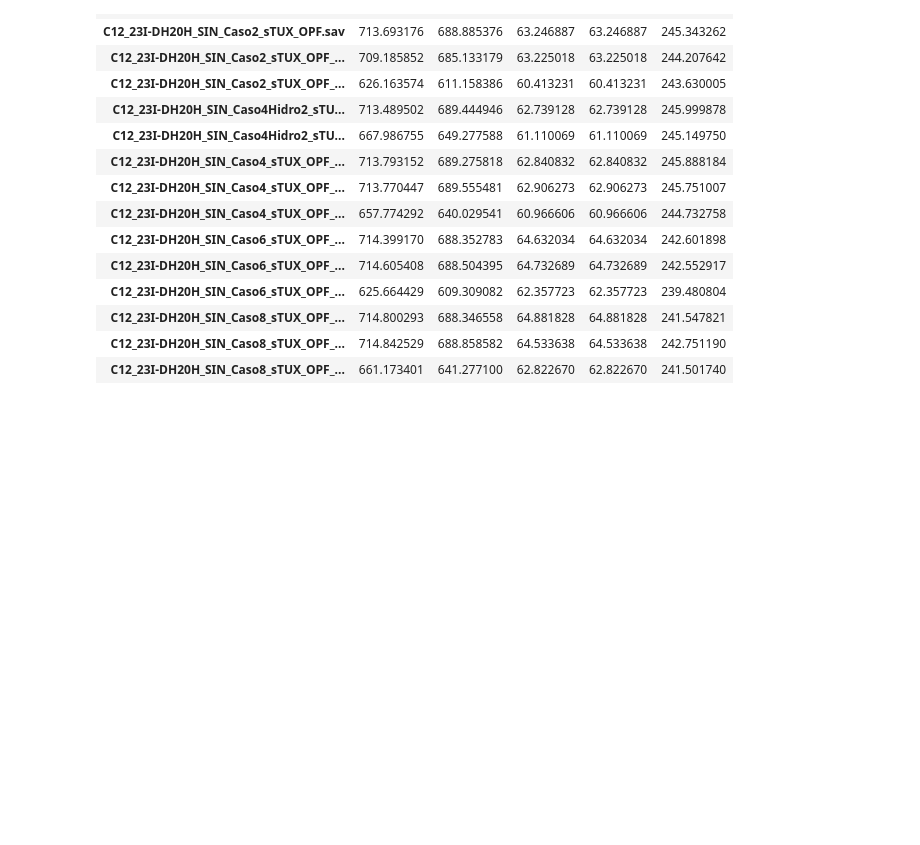
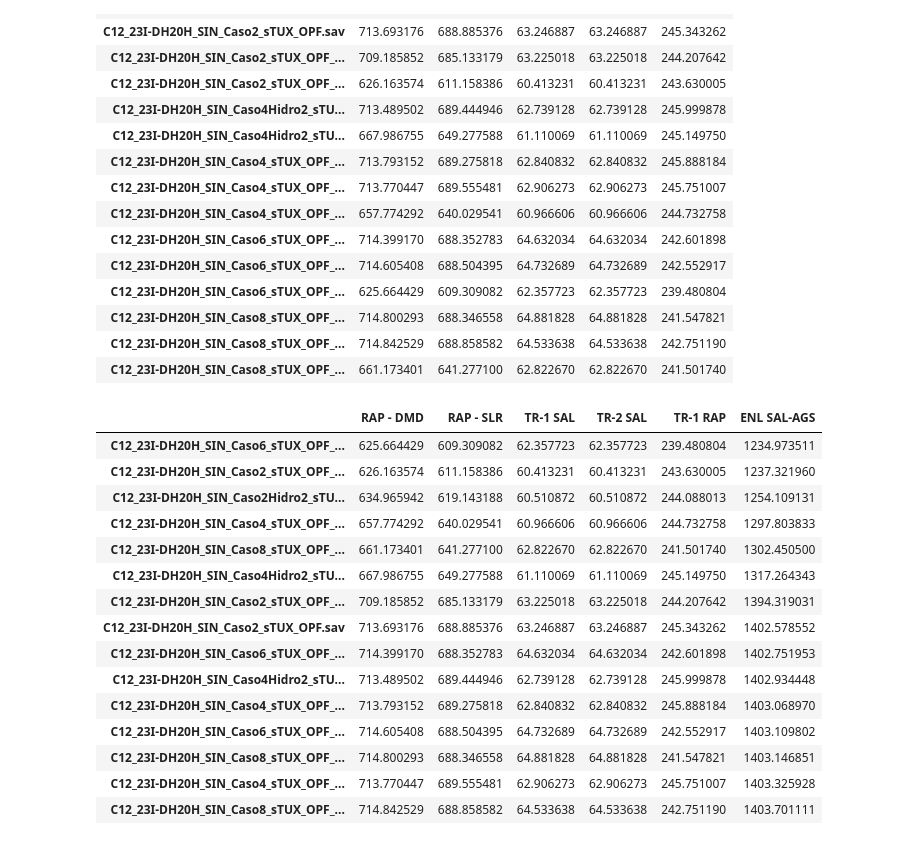
Before and after one commit to CoryVegan/PSSE-1, a Jupyter notebook: Flujos por elementos.ipynb, the cells around one changed output. Saved outputs shown, nothing was run; the diff lists cells and outputs as text; code cells hidden in the pictures; blank space fills up the shorter version.

```diff
--- a/Flujos por elementos.ipynb
+++ b/Flujos por elementos.ipynb
@@ -163,3 +163,25 @@ resultado
 | C12_23I-DH20H_SIN_Caso8_sTUX_OPF_... | 714.800293 | 688.346558 | 64.881828 | 64.881828 | 241.547821 |
 | C12_23I-DH20H_SIN_Caso8_sTUX_OPF_... | 714.842529 | 688.858582 | 64.533638 | 64.533638 | 242.751190 |
 | C12_23I-DH20H_SIN_Caso8_sTUX_OPF_... | 661.173401 | 641.277100 | 62.822670 | 62.822670 | 241.501740 |
+# %%
+# Ordenando los resultados por el enlace de interés: Ramos Arizpe - Aguascalientes
+resultado['ENL SAL-AGS'] = resultado[['RAP - DMD','RAP - SLR']].sum(axis=1)
+resultado.sort_values(by=['ENL SAL-AGS'], inplace=True)
+resultado
+# %% [output]
+|  | RAP - DMD | RAP - SLR | TR-1 SAL | TR-2 SAL | TR-1 RAP | ENL SAL-AGS |
+| C12_23I-DH20H_SIN_Caso6_sTUX_OPF_... | 625.664429 | 609.309082 | 62.357723 | 62.357723 | 239.480804 | 1234.973511 |
+| C12_23I-DH20H_SIN_Caso2_sTUX_OPF_... | 626.163574 | 611.158386 | 60.413231 | 60.413231 | 243.630005 | 1237.321960 |
+| C12_23I-DH20H_SIN_Caso2Hidro2_sTU... | 634.965942 | 619.143188 | 60.510872 | 60.510872 | 244.088013 | 1254.109131 |
+| C12_23I-DH20H_SIN_Caso4_sTUX_OPF_... | 657.774292 | 640.029541 | 60.966606 | 60.966606 | 244.732758 | 1297.803833 |
+| C12_23I-DH20H_SIN_Caso8_sTUX_OPF_... | 661.173401 | 641.277100 | 62.822670 | 62.822670 | 241.501740 | 1302.450500 |
+| C12_23I-DH20H_SIN_Caso4Hidro2_sTU... | 667.986755 | 649.277588 | 61.110069 | 61.110069 | 245.149750 | 1317.264343 |
+| C12_23I-DH20H_SIN_Caso2_sTUX_OPF_... | 709.185852 | 685.133179 | 63.225018 | 63.225018 | 244.207642 | 1394.319031 |
+| C12_23I-DH20H_SIN_Caso2_sTUX_OPF.sav | 713.693176 | 688.885376 | 63.246887 | 63.246887 | 245.343262 | 1402.578552 |
+| C12_23I-DH20H_SIN_Caso6_sTUX_OPF_... | 714.399170 | 688.352783 | 64.632034 | 64.632034 | 242.601898 | 1402.751953 |
+| C12_23I-DH20H_SIN_Caso4Hidro2_sTU... | 713.489502 | 689.444946 | 62.739128 | 62.739128 | 245.999878 | 1402.934448 |
+| C12_23I-DH20H_SIN_Caso4_sTUX_OPF_... | 713.793152 | 689.275818 | 62.840832 | 62.840832 | 245.888184 | 1403.068970 |
+| C12_23I-DH20H_SIN_Caso6_sTUX_OPF_... | 714.605408 | 688.504395 | 64.732689 | 64.732689 | 242.552917 | 1403.109802 |
+| C12_23I-DH20H_SIN_Caso8_sTUX_OPF_... | 714.800293 | 688.346558 | 64.881828 | 64.881828 | 241.547821 | 1403.146851 |
+| C12_23I-DH20H_SIN_Caso4_sTUX_OPF_... | 713.770447 | 689.555481 | 62.906273 | 62.906273 | 245.751007 | 1403.325928 |
+| C12_23I-DH20H_SIN_Caso8_sTUX_OPF_... | 714.842529 | 688.858582 | 64.533638 | 64.533638 | 242.751190 | 1403.701111 |
```
